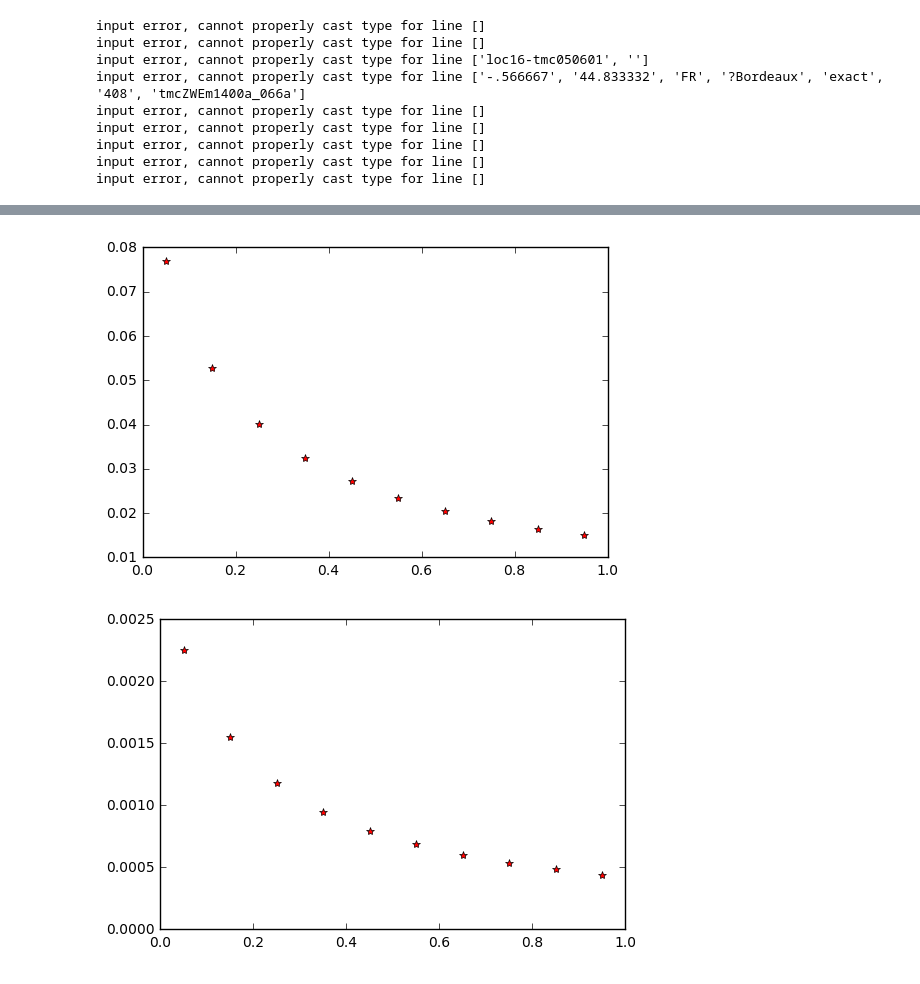
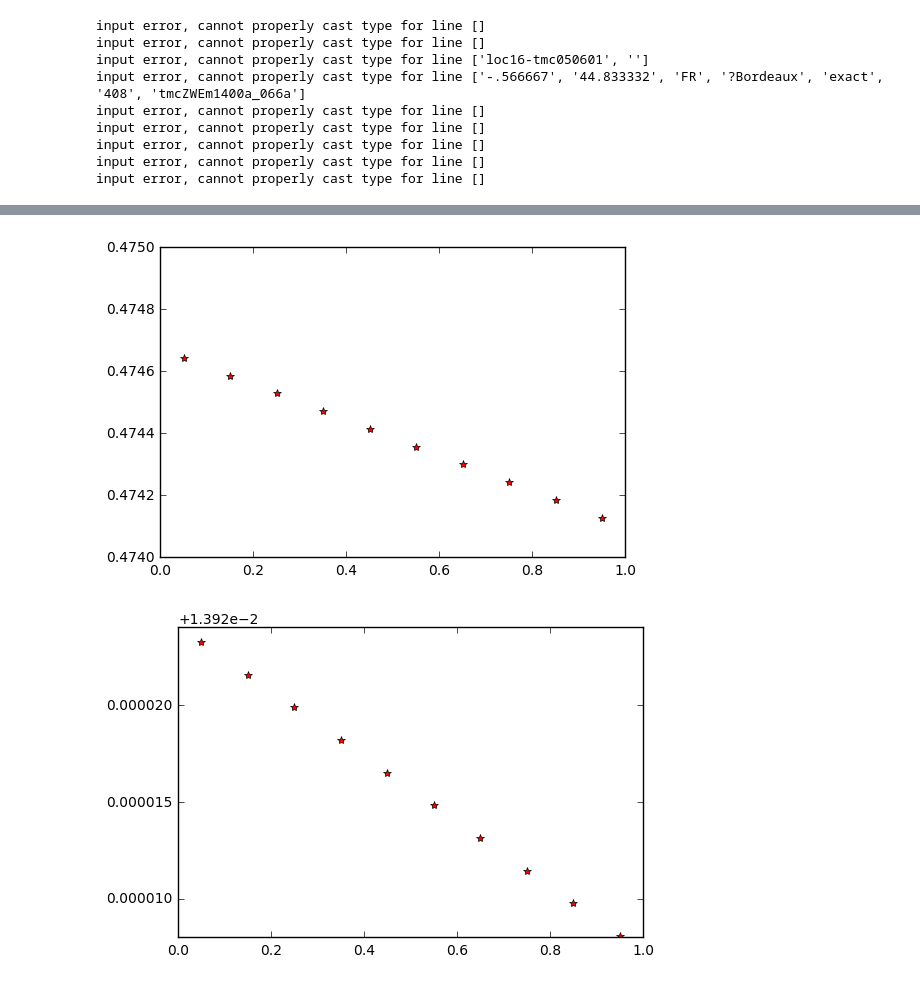
Before and after one commit to LucyWilcox/Plague, a Jupyter notebook: code/main_model.ipynb, the cells around one changed output, grey strips where cells are left out. Drawn from its saved outputs; the diff is of its cells as text; code cells hidden in the pictures.

```diff
--- a/code/main_model.ipynb
+++ b/code/main_model.ipynb
@@ -36,15 +54,16 @@ intensity_to_degree
 # %%
 trans_rates = [.05, .15, .25, .35, .45, .55, .65, .75, .85, .95]
 deg_to_count = []
-deg_to_close = []
-deg_to_cc = []
+closeness_to_count = []
+cc_to_count = []
 
 for rate in trans_rates:
     temp_world = World(cities, city_graph, [starting_city], rate)
-    infected = world.loop(len(cities)*6)
+    infected = world.loop()
     closeness, clustering_coefficient, degree, infection_count = grapher(world.cities)
     av_count = np.mean(infection_count)
     deg_to_count.append(np.mean(degree)/av_count)
+    print(np.corrcoef(degree, infection_count))
     closeness_to_count.append(np.mean(closeness)/av_count)
-    c_to_count.append(np.mean(clustering_coefficient)/av_count)
+    cc_to_count.append(np.mean(clustering_coefficient)/av_count)
 # %% [output]
@@ -52,13 +90,14 @@ NameError: name 'closeness_to_count' is not defined
 # %%
 plt.plot(trans_rates, deg_to_count,'r*')
+plt.axis([0, 1, .474, .475])
 plt.show()
 # %% [output]
-[figure, old version]
+[figure, new version]
 # %%
 plt.plot(trans_rates, closeness_to_count, 'r*')
 plt.show()
 # %% [output]
-[figure, old version]
+[figure, new version]
 # %%
 plt.plot(trans_rates, cc_to_count,'r*')
 plt.show()
```
Also changed, not shown: parts of 9 cells of this notebook.
